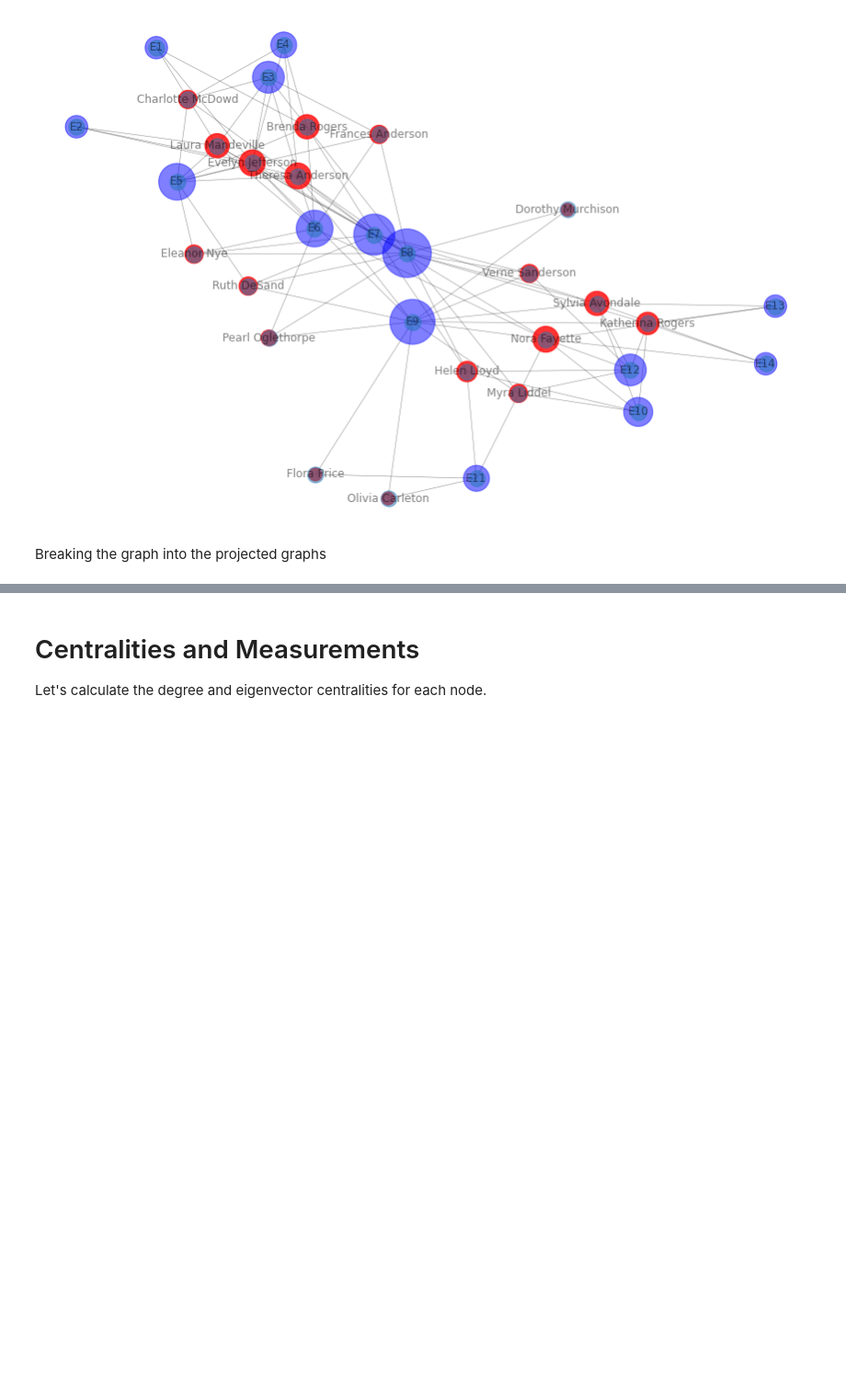
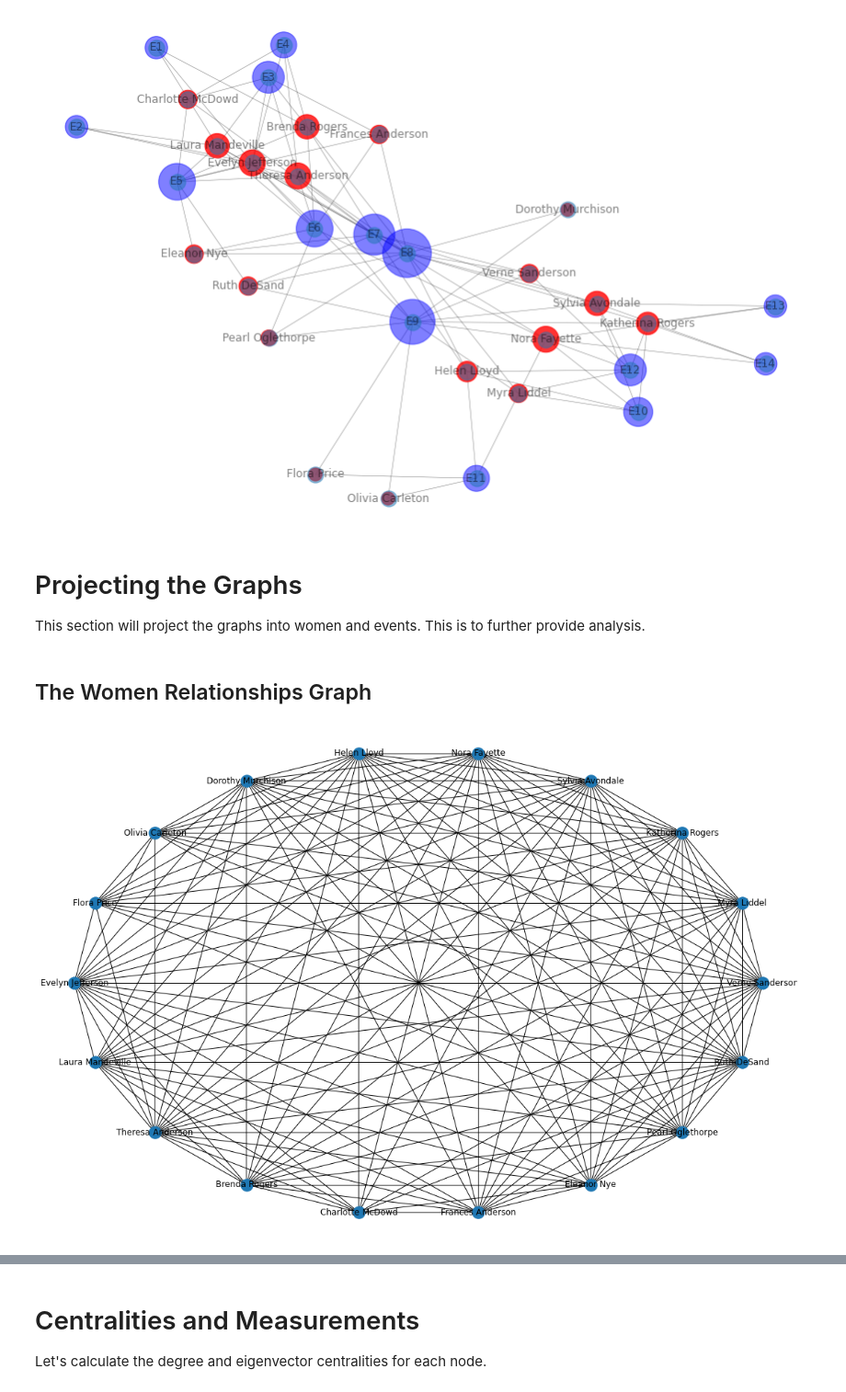
Before and after one commit to logicalschema/data620, a Jupyter notebook: Week6/Sung_Lee_Week_6_Assignment.ipynb, the cells around one changed output, grey strips where cells are left out. Shown at 92% size. Drawn from its saved outputs; the diff is of its cells as text; code cells hidden in the pictures; blank space fills up the shorter version.

```diff
--- a/Week6/Sung_Lee_Week_6_Assignment.ipynb
+++ b/Week6/Sung_Lee_Week_6_Assignment.ipynb
@@ -125,6 +125,8 @@ nx.draw_networkx_nodes(G,pos,
 nx.draw(G,pos,width=.5,alpha=0.5, with_labels=True)
 # %% [output]
 [figure]
-# %% [markdown]
-Breaking the graph into the projected graphs
+# %% [markdown]
+# Projecting the Graphs
+
+This section will project the graphs into women and events. This is to further provide analysis.
 # %%
@@ -131,2 +134,9 @@ Breaking the graph into the projected graphs
 W = bipartite.projected_graph(G, women)
 E = bipartite.projected_graph(G, events)
+# %% [markdown]
+## The Women Relationships Graph
+# %%
+plt.figure(2,figsize=(15,10))
+nx.draw_shell(W, with_labels = True)
+# %% [output]
+[figure, added]
```
Also changed, not shown: parts of 3 cells of this notebook.
